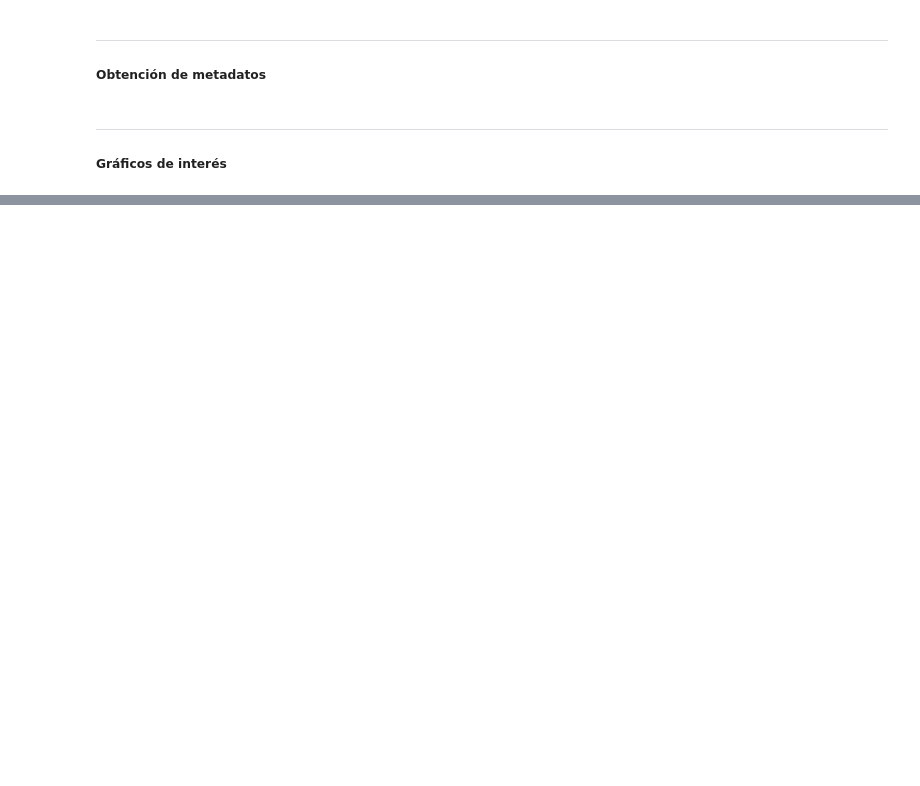
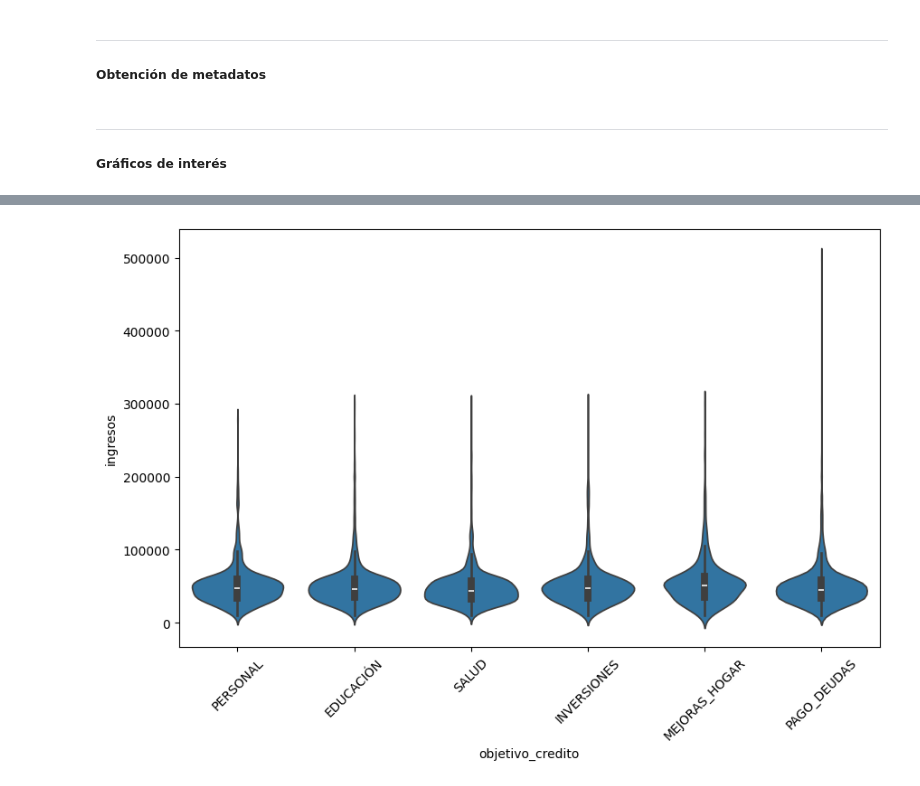
Before and after one commit to SammyDB/13MBID-ABR24-25-SMDLCB, a Jupyter notebook: notebooks/Comprension-Datos/CD02-Exploracion.ipynb, the cells around one changed output, grey strips where cells are left out. Cells and saved outputs as stored; diff of their text form; code cells hidden in the pictures; blank space fills up the shorter version.

```diff
--- a/notebooks/Comprension-Datos/CD02-Exploracion.ipynb
+++ b/notebooks/Comprension-Datos/CD02-Exploracion.ipynb
@@ -73,0 +116,7 @@ plt.show()
+# %%
+plt.figure(figsize=(10, 6))
+sns.violinplot(x='objetivo_credito', y='ingresos', data=df_creditos)
+plt.xticks(rotation=45)
+plt.show()
+# %% [output]
+[figure, added]
```
Also changed, not shown: parts of 6 cells of this notebook.
